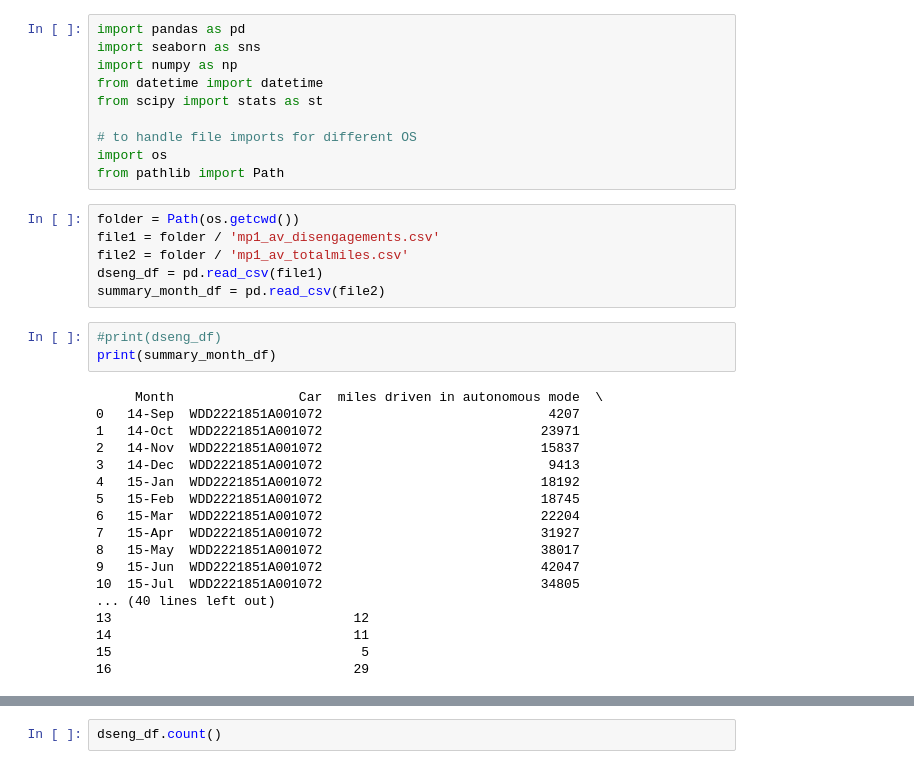
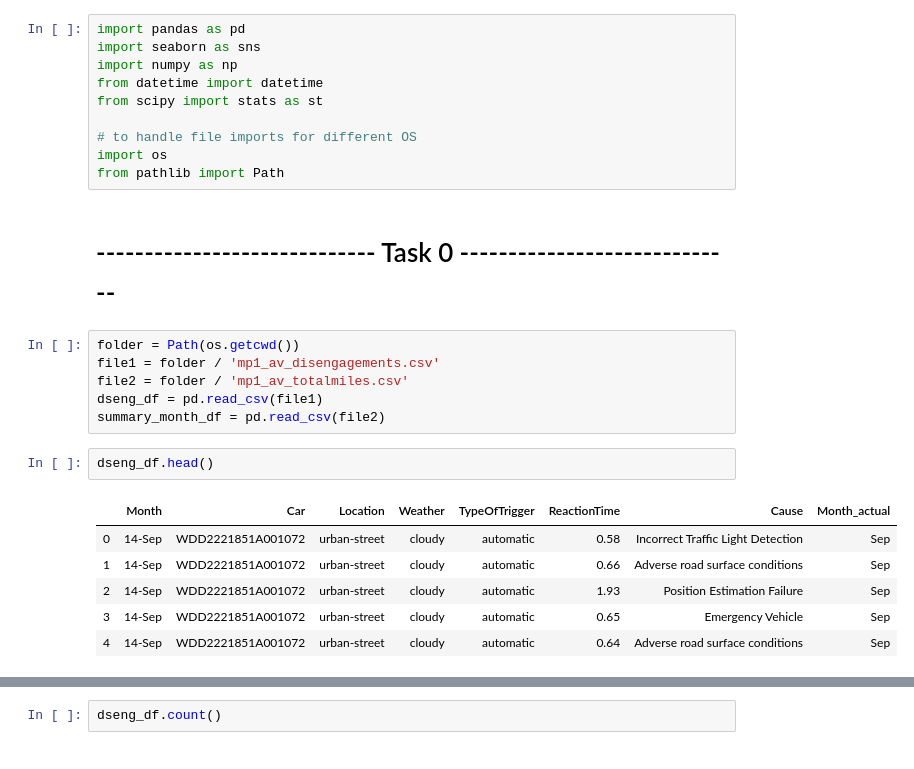
Before and after one commit to gowthamkuntumalla/Safety_in_autonomous_vehicles_MP, a Jupyter notebook: MP1_GK.ipynb, the cells around one changed output, grey strips where cells are left out. Cells and saved outputs as stored; diff of their text form.

```diff
--- a/MP1_GK.ipynb
+++ b/MP1_GK.ipynb
@@ -17,30 +17,20 @@ from scipy import stats as st
 # to handle file imports for different OS
 import os
 from pathlib import Path
+# %% [markdown]
+# ----------------------------- Task 0 -----------------------------
 # %%
 folder = Path(os.getcwd())
 file1 = folder / 'mp1_av_disengagements.csv'
 file2 = folder / 'mp1_av_totalmiles.csv'
 dseng_df = pd.read_csv(file1)
 summary_month_df = pd.read_csv(file2)
-# %%
-#print(dseng_df)
-print(summary_month_df)
-# %% [output]
-     Month                Car  miles driven in autonomous mode  \
-0   14-Sep  WDD2221851A001072                             4207
-1   14-Oct  WDD2221851A001072                            23971
-2   14-Nov  WDD2221851A001072                            15837
-3   14-Dec  WDD2221851A001072                             9413
-4   15-Jan  WDD2221851A001072                            18192
-5   15-Feb  WDD2221851A001072                            18745
-6   15-Mar  WDD2221851A001072                            22204
-7   15-Apr  WDD2221851A001072                            31927
-8   15-May  WDD2221851A001072                            38017
-9   15-Jun  WDD2221851A001072                            42047
-10  15-Jul  WDD2221851A001072                            34805
-... (40 lines left out)
-13                               12
-14                               11
-15                                5
-16                               29
+# %%
+dseng_df.head()
+# %% [output]
+|  | Month | Car | Location | Weather | TypeOfTrigger | ReactionTime | Cause | Month_actual |
+| 0 | 14-Sep | WDD2221851A001072 | urban-street | cloudy | automatic | 0.58 | Incorrect Traffic Light Detection | Sep |
+| 1 | 14-Sep | WDD2221851A001072 | urban-street | cloudy | automatic | 0.66 | Adverse road surface conditions | Sep |
+| 2 | 14-Sep | WDD2221851A001072 | urban-street | cloudy | automatic | 1.93 | Position Estimation Failure | Sep |
+| 3 | 14-Sep | WDD2221851A001072 | urban-street | cloudy | automatic | 0.65 | Emergency Vehicle | Sep |
+| 4 | 14-Sep | WDD2221851A001072 | urban-street | cloudy | automatic | 0.64 | Adverse road surface conditions | Sep |
```
Also changed, not shown: parts of 27 cells of this notebook, 2 other files.
